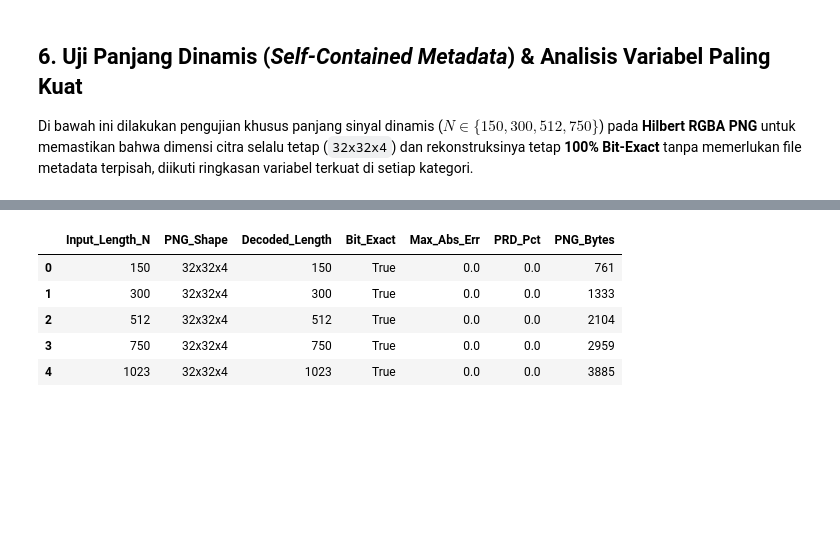
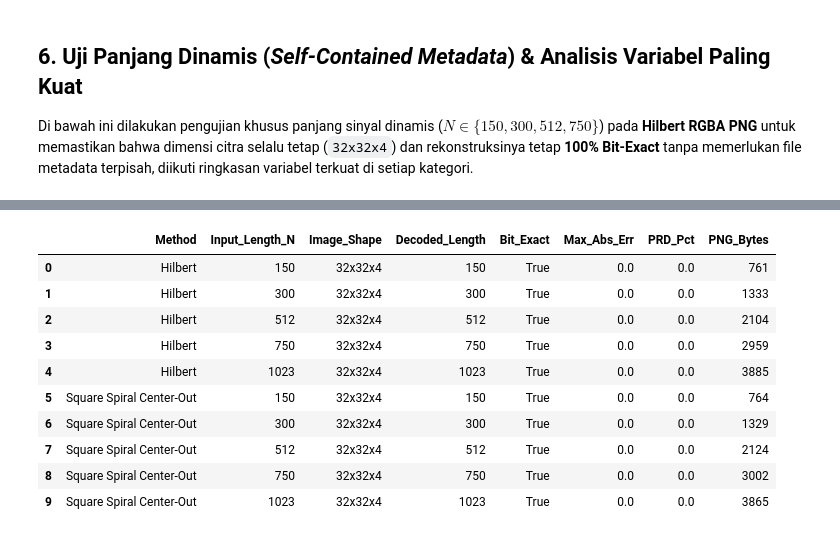
Before and after one commit to hoaxzz/signal-to-image, a Jupyter notebook: compare_signal_to_image_methods.ipynb, the cells around one changed output, grey strips where cells are left out. Drawn from its saved outputs; the diff is of its cells as text; code cells hidden in the pictures; blank space fills up the shorter version.

```diff
--- a/compare_signal_to_image_methods.ipynb
+++ b/compare_signal_to_image_methods.ipynb
@@ -521,6 +577,11 @@ def morton_rgba_png_roundtrip(sig: np.ndarray, img_size: int = 32):
     return _generic_sfc_rgba_png_roundtrip(sig, morton_indices, img_size=img_size)
 
 
+def spiral_rgba_png_roundtrip(sig: np.ndarray, img_size: int = 32):
+    """Square spiral center-out + IEEE 754 RGBA PNG bit-packing."""
+    return _generic_sfc_rgba_png_roundtrip(sig, spiral_indices, img_size=img_size)
+
+
 def hilbert_rgba_png_roundtrip(sig: np.ndarray, img_size: int = 32):
     """Metode Anda: Hilbert Curve + IEEE 754 RGBA PNG Bit-Packing."""
     t0 = time.perf_counter()
@@ -548,5 +609,5 @@ def hilbert_rgba_png_roundtrip(sig: np.ndarray, img_size: int = 32):
         "t_dec_ms": t_dec,
     }
 
-print("Seluruh 11 metode transformasi berhasil didefinisikan.")
+print("Seluruh 12 metode transformasi berhasil didefinisikan.")
 # %% [output]
@@ -879,26 +989,32 @@ plt.show()
 
 Di bawah ini dilakukan pengujian khusus panjang sinyal dinamis ($N \in \{150, 300, 512, 750\}$) pada **Hilbert RGBA PNG** untuk memastikan bahwa dimensi citra selalu tetap (`32x32x4`) dan rekonstruksinya tetap **100% Bit-Exact** tanpa memerlukan file metadata terpisah, diikuti ringkasan variabel terkuat di setiap kategori.
 # %%
-# Uji Panjang Dinamis pada Hilbert RGBA PNG
-base_long_sig = np.concatenate([signals[0][1], signals[1][1]])  # panjang 1024
+# Uji panjang dinamis untuk dua traversal yang memakai kontainer RGBA self-contained.
+# Grid 32x32 mencadangkan satu piksel terminal untuk metadata N, sehingga N maksimum 1023.
+base_long_sig = np.concatenate([signals[0][1], signals[1][1]])  # tersedia 1024 sampel
+
+dynamic_methods = [
+    ("Hilbert", hilbert_rgba_png_roundtrip),
+    ("Square Spiral Center-Out", spiral_rgba_png_roundtrip),
+]
 dyn_rows = []
-for n_dyn in [150, 300, 512, 750, 1023]:
-    sub_sig = base_long_sig[:n_dyn].astype(np.float32)
-    buf = io.BytesIO()
-    shp = encode_hilbert_png(sub_sig, buf, img_size=32)
-    rec = decode_hilbert_png(buf)
-    m = eval_reconstruction_metrics(sub_sig, rec)
-    dyn_rows.append({
-        "Input_Length_N": n_dyn,
-        "PNG_Shape": "x".join(map(str, shp)),
-        "Decoded_Length": rec.size,
-        "Bit_Exact": m["bit_exact"],
-        "Max_Abs_Err": m["max_abs_err"],
-        "PRD_Pct": m["prd_pct"],
-        "PNG_Bytes": buf.getbuffer().nbytes,
-    })
+for method_name, roundtrip_fn in dynamic_methods:
+    for n_dyn in [150, 300, 512, 750, 1023]:
+        sub_sig = base_long_sig[:n_dyn].astype(np.float32)
+        res = roundtrip_fn(sub_sig, img_size=32)
+        m = eval_reconstruction_metrics(sub_sig, res["rec"])
+        dyn_rows.append({
+            "Method": method_name,
+            "Input_Length_N": n_dyn,
+            "Image_Shape": "x".join(map(str, res["shape"])),
+            "Decoded_Length": res["rec"].size,
+            "Bit_Exact": m["bit_exact"],
+            "Max_Abs_Err": m["max_abs_err"],
+            "PRD_Pct": m["prd_pct"],
+            "PNG_Bytes": res["disk_bytes"],
+        })
 
-print("=== UJI PANJANG DINAMIS HILBERT RGBA PNG (SELF-CONTAINED METADATA) ===")
+print("=== UJI PANJANG DINAMIS: HILBERT DAN SQUARE SPIRAL RGBA PNG ===")
 display(pd.DataFrame(dyn_rows))
 
 # Ringkasan Variabel Pemenang
@@ -914,24 +1030,26 @@ sfc = df[df["Curve_Mean_Step_L1"].notna()]
 best_step = sfc.loc[sfc["Curve_Mean_Step_L1"].idxmin()]
 best_corr = sfc.loc[sfc["Spatial_Neighbor_Corr_2D"].idxmax()]
 best_tv = sfc.loc[sfc["Spatial_Norm_TV_2D"].idxmin()]
-raster_corr = sfc.loc[sfc["Method"] == "Raster RGBA PNG", "Spatial_Neighbor_Corr_2D"].values[0]
-gain_pct = (best_corr["Spatial_Neighbor_Corr_2D"] - raster_corr) / raster_corr * 100.0
+best_neighbor_gap = sfc.loc[sfc["Spatial_Neighbor_Mean_Time_Gap"].idxmin()]
 
-print(f"\n2. [LOKALITAS TEMPORAL -> SPASIAL 2D (Kunci Performa CNN/U-Net 2D)]:")
-print(f"   • Jarak Langkah Temporal Terkecil : {best_step['Method']} (Mean L1 = {best_step['Curve_Mean_Step_L1']:.3f}, Max Jump = {int(best_step['Curve_Max_Jump_L1'])})")
-print(f"   • Korelasi Tetangga 2D Tertinggi  : {best_corr['Method']} (r_2D = {best_corr['Spatial_Neighbor_Corr_2D']:.4f}, +{gain_pct:.1f}% vs Raster)")
-print(f"   • Kehalusan Spasial (TV Terendah) : {best_tv['Method']} (Norm TV = {best_tv['Spatial_Norm_TV_2D']:.4f})")
+print(f"\n2. [LOKALITAS TEMPORAL DAN KETETANGGAAN SPASIAL]:")
+print(f"   • Langkah waktu berurutan terkecil: {best_step['Method']} (Mean={best_step['Curve_Mean_Step_L1']:.3f}, Max={int(best_step['Curve_Max_Jump_L1'])})")
+print(f"   • Rata-rata selisih waktu pada tetangga 2D terkecil: {best_neighbor_gap['Method']} (Mean gap={best_neighbor_gap['Spatial_Neighbor_Mean_Time_Gap']:.2f}, Max gap={int(best_neighbor_gap['Spatial_Neighbor_Max_Time_Gap'])})")
+print(f"   • Korelasi tetangga 2D tertinggi: {best_corr['Method']} (r_2D={best_corr['Spatial_Neighbor_Corr_2D']:.4f})")
+print(f"   • Norm Total Variation terendah: {best_tv['Method']} (TV={best_tv['Spatial_Norm_TV_2D']:.4f})")
 
 best_pix = df.loc[df["Pixels_2D"].idxmin()]
 best_disk_lossless = df[df["Bit_Exact_Pct"] == 100.0].sort_values("Mean_Disk_Bytes").iloc[0]
 print(f"\n3. [EFISIENSI DIMENSI & PENYIMPANAN]:")
 print(f"   • Dimensi Paling Kompak           : {best_pix['Method']} ({best_pix['Pixels_2D']:,} px, ekspansi {best_pix['Expansion_Ratio_vs_N']}x vs GASF/MTF/RP 512x!)")
-print(f"   • Kontainer Bit-Exact Terkecil    : {best_disk_lossless['Method']} ({best_disk_lossless['Mean_Disk_Bytes']:.1f} bytes PNG self-contained)")
+print(f"   • Kontainer Bit-Exact Terkecil    : {best_disk_lossless['Method']} ({best_disk_lossless['Mean_Disk_Bytes']:.1f} bytes per PNG buffer; self-contained dinilai terpisah)")
 
 inv_df = df[df["Mean_RoundTrip_ms"].notna()]
 fastest = inv_df.loc[inv_df["Mean_RoundTrip_ms"].idxmin()]
-hilbert_rt = df.loc[df["Method"] == "Hilbert RGBA PNG (Anda)", "Mean_RoundTrip_ms"].values[0]
-print(f"\n4. [KECEPATAN ROUND-TRIP ENCODE + DECODE]:")
+hilbert_rt = df.loc[df["Method"] == "Hilbert RGBA PNG", "Mean_RoundTrip_ms"].values[0]
+spiral_rt = df.loc[df["Method"] == "Square Spiral RGBA PNG", "Mean_RoundTrip_ms"].values[0]
+print(f"\n4. [KECEPATAN ROUND-TRIP ENCODE + DECODE DALAM BUFFER MEMORI]:")
 print(f"   • Tercepat (Invertible)           : {fastest['Method']} ({fastest['Mean_RoundTrip_ms']:.3f} ms/sinyal)")
-print(f"   • Hilbert RGBA PNG                : {hilbert_rt:.3f} ms/sinyal ({1000.0/hilbert_rt:,.0f} sinyal/detik)")
+print(f"   • Hilbert RGBA PNG                : {hilbert_rt:.3f} ms/sinyal")
+print(f"   • Square Spiral RGBA PNG          : {spiral_rt:.3f} ms/sinyal")
 # %% [output]
@@ -939,9 +1057,14 @@ print(f"   • Hilbert RGBA PNG                : {hilbert_rt:.3f} ms/sinyal ({10
-|  | Input_Length_N | PNG_Shape | Decoded_Length | Bit_Exact | Max_Abs_Err | PRD_Pct | PNG_Bytes |
-| 0 | 150 | 32x32x4 | 150 | True | 0.0 | 0.0 | 761 |
-| 1 | 300 | 32x32x4 | 300 | True | 0.0 | 0.0 | 1333 |
-| 2 | 512 | 32x32x4 | 512 | True | 0.0 | 0.0 | 2104 |
-| 3 | 750 | 32x32x4 | 750 | True | 0.0 | 0.0 | 2959 |
-| 4 | 1023 | 32x32x4 | 1023 | True | 0.0 | 0.0 | 3885 |
+|  | Method | Input_Length_N | Image_Shape | Decoded_Length | Bit_Exact | Max_Abs_Err | PRD_Pct | PNG_Bytes |
+| 0 | Hilbert | 150 | 32x32x4 | 150 | True | 0.0 | 0.0 | 761 |
+| 1 | Hilbert | 300 | 32x32x4 | 300 | True | 0.0 | 0.0 | 1333 |
+| 2 | Hilbert | 512 | 32x32x4 | 512 | True | 0.0 | 0.0 | 2104 |
+| 3 | Hilbert | 750 | 32x32x4 | 750 | True | 0.0 | 0.0 | 2959 |
+| 4 | Hilbert | 1023 | 32x32x4 | 1023 | True | 0.0 | 0.0 | 3885 |
+| 5 | Square Spiral Center-Out | 150 | 32x32x4 | 150 | True | 0.0 | 0.0 | 764 |
+| 6 | Square Spiral Center-Out | 300 | 32x32x4 | 300 | True | 0.0 | 0.0 | 1329 |
+| 7 | Square Spiral Center-Out | 512 | 32x32x4 | 512 | True | 0.0 | 0.0 | 2124 |
+| 8 | Square Spiral Center-Out | 750 | 32x32x4 | 750 | True | 0.0 | 0.0 | 3002 |
+| 9 | Square Spiral Center-Out | 1023 | 32x32x4 | 1023 | True | 0.0 | 0.0 | 3865 |
 ==========================================================================================
 ANALISIS VARIABEL PEMENANG (VARIABEL MANA YANG PALING KUAT?)
 ==========================================================================================
```
Also changed, not shown: parts of 12 cells of this notebook, 2 other files.
